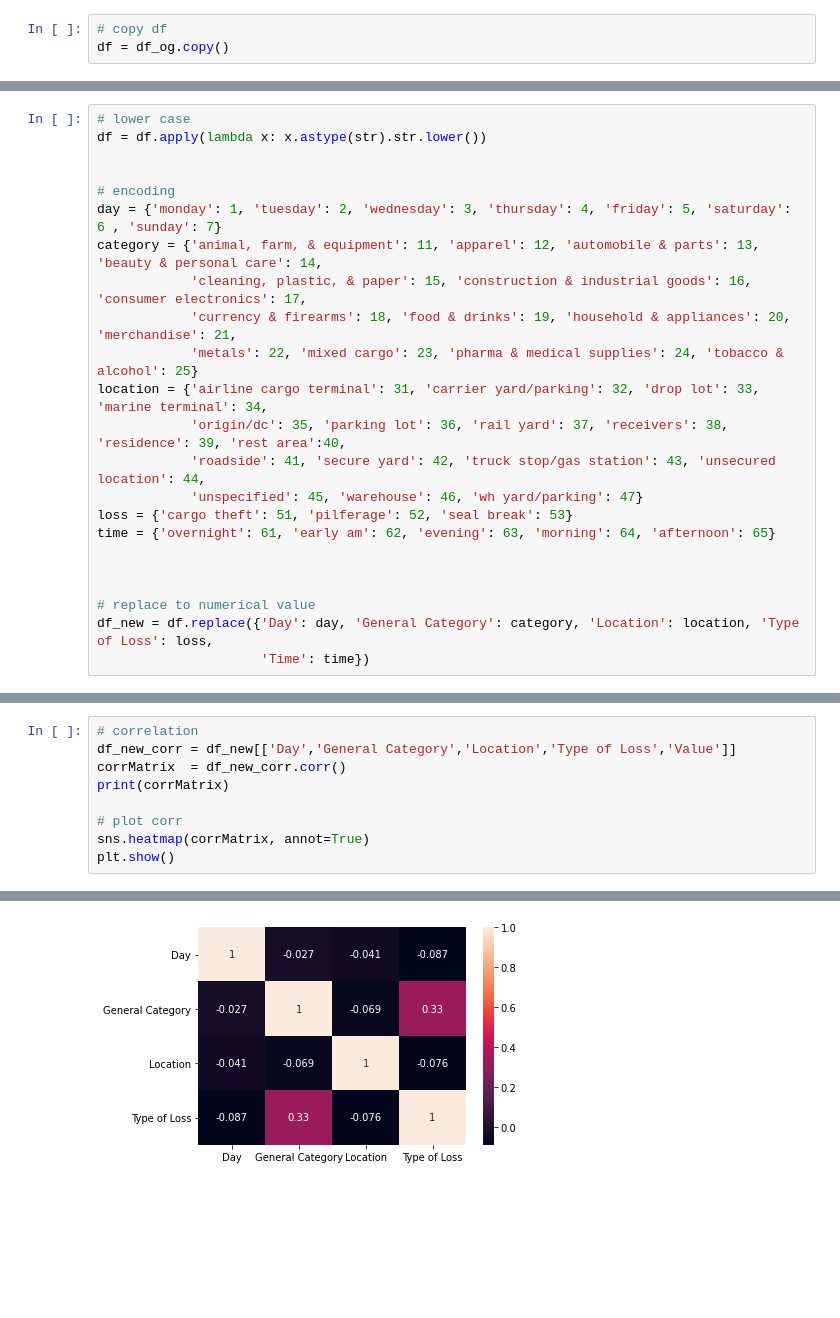
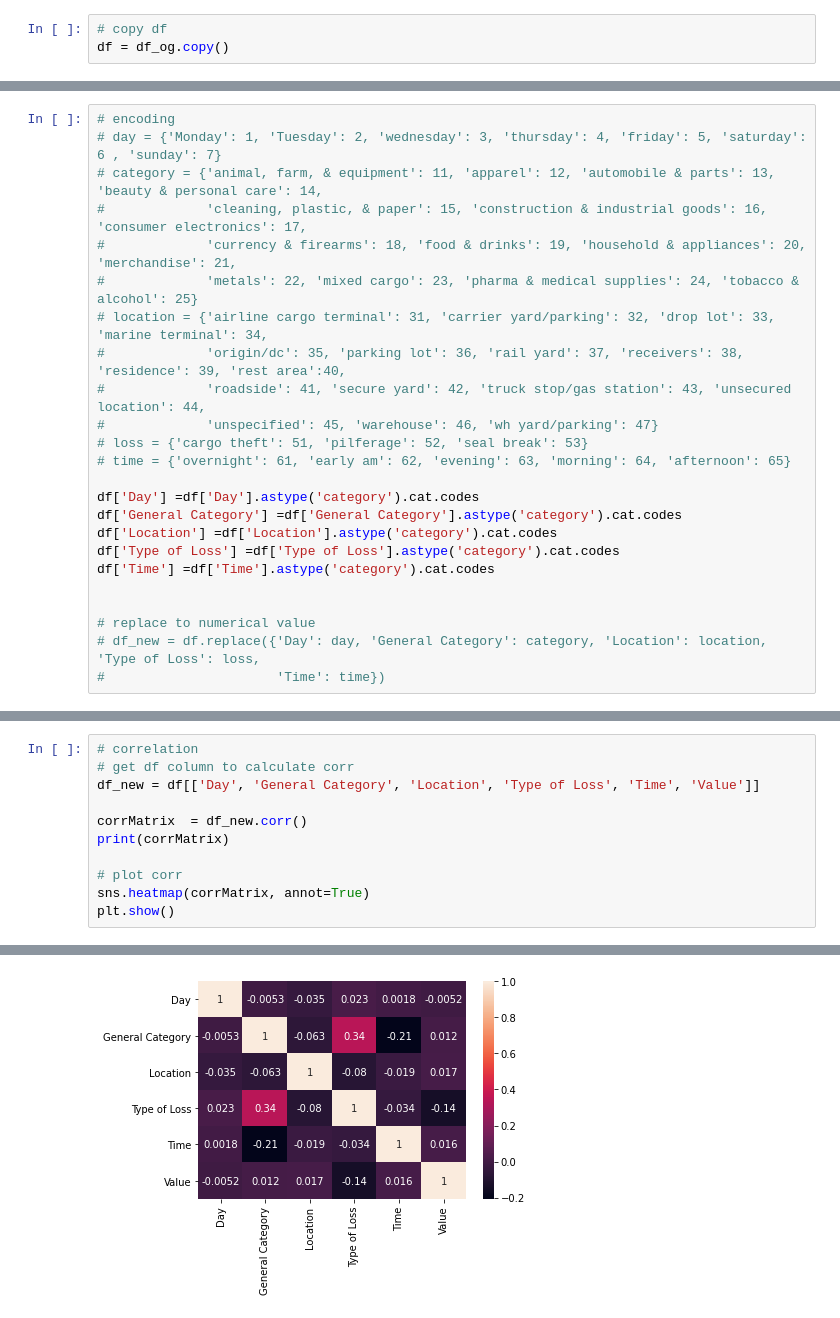
Before and after one commit to bettyphh/North-America-Theft-Intel, a Jupyter notebook: notebooks/Theft Data Correlation.ipynb, the cells around one changed output, grey strips where cells are left out. Cells and saved outputs as stored; diff of their text form; blank space fills up the shorter version.

Commit message:
Value Corr

```diff
--- a/notebooks/Theft Data Correlation.ipynb
+++ b/notebooks/Theft Data Correlation.ipynb
@@ -62,23 +74,24 @@ df['Value'] = df['Value'].replace('', np.nan)
 # %%
-# lower case
-df = df.apply(lambda x: x.astype(str).str.lower())
+# encoding
+# day = {'Monday': 1, 'Tuesday': 2, 'wednesday': 3, 'thursday': 4, 'friday': 5, 'saturday': 6 , 'sunday': 7}
+# category = {'animal, farm, & equipment': 11, 'apparel': 12, 'automobile & parts': 13, 'beauty & personal care': 14,
+#             'cleaning, plastic, & paper': 15, 'construction & industrial goods': 16, 'consumer electronics': 17,
+#             'currency & firearms': 18, 'food & drinks': 19, 'household & appliances': 20, 'merchandise': 21,
+#             'metals': 22, 'mixed cargo': 23, 'pharma & medical supplies': 24, 'tobacco & alcohol': 25}
+# location = {'airline cargo terminal': 31, 'carrier yard/parking': 32, 'drop lot': 33, 'marine terminal': 34,
+#             'origin/dc': 35, 'parking lot': 36, 'rail yard': 37, 'receivers': 38, 'residence': 39, 'rest area':40,
+#             'roadside': 41, 'secure yard': 42, 'truck stop/gas station': 43, 'unsecured location': 44,
+#             'unspecified': 45, 'warehouse': 46, 'wh yard/parking': 47}
+# loss = {'cargo theft': 51, 'pilferage': 52, 'seal break': 53}
+# time = {'overnight': 61, 'early am': 62, 'evening': 63, 'morning': 64, 'afternoon': 65}
 
-
-# encoding
-day = {'monday': 1, 'tuesday': 2, 'wednesday': 3, 'thursday': 4, 'friday': 5, 'saturday': 6 , 'sunday': 7}
-category = {'animal, farm, & equipment': 11, 'apparel': 12, 'automobile & parts': 13, 'beauty & personal care': 14,
-            'cleaning, plastic, & paper': 15, 'construction & industrial goods': 16, 'consumer electronics': 17,
-            'currency & firearms': 18, 'food & drinks': 19, 'household & appliances': 20, 'merchandise': 21,
-            'metals': 22, 'mixed cargo': 23, 'pharma & medical supplies': 24, 'tobacco & alcohol': 25}
-location = {'airline cargo terminal': 31, 'carrier yard/parking': 32, 'drop lot': 33, 'marine terminal': 34,
-            'origin/dc': 35, 'parking lot': 36, 'rail yard': 37, 'receivers': 38, 'residence': 39, 'rest area':40,
-            'roadside': 41, 'secure yard': 42, 'truck stop/gas station': 43, 'unsecured location': 44,
-            'unspecified': 45, 'warehouse': 46, 'wh yard/parking': 47}
-loss = {'cargo theft': 51, 'pilferage': 52, 'seal break': 53}
-time = {'overnight': 61, 'early am': 62, 'evening': 63, 'morning': 64, 'afternoon': 65}
-
+df['Day'] =df['Day'].astype('category').cat.codes
+df['General Category'] =df['General Category'].astype('category').cat.codes
+df['Location'] =df['Location'].astype('category').cat.codes
+df['Type of Loss'] =df['Type of Loss'].astype('category').cat.codes
+df['Time'] =df['Time'].astype('category').cat.codes
 
 
 # replace to numerical value
-df_new = df.replace({'Day': day, 'General Category': category, 'Location': location, 'Type of Loss': loss,
-                     'Time': time})
+# df_new = df.replace({'Day': day, 'General Category': category, 'Location': location, 'Type of Loss': loss,
+#                      'Time': time})
@@ -85,7 +133,9 @@ df_new = df.replace({'Day': day, 'General Category': category, 'Location': locat
 # %%
 # correlation
-df_new_corr = df_new[['Day','General Category','Location','Type of Loss','Value']]
-corrMatrix  = df_new_corr.corr()
+# get df column to calculate corr
+df_new = df[['Day', 'General Category', 'Location', 'Type of Loss', 'Time', 'Value']]
+
+corrMatrix  = df_new.corr()
 print(corrMatrix)
 
 # plot corr
@@ -100 +160 @@ Type of Loss     -0.087390          0.331520 -0.075820       1.00000
-[figure, old version]
+[figure, new version]
```
Also changed, not shown: parts of 9 cells of this notebook.
